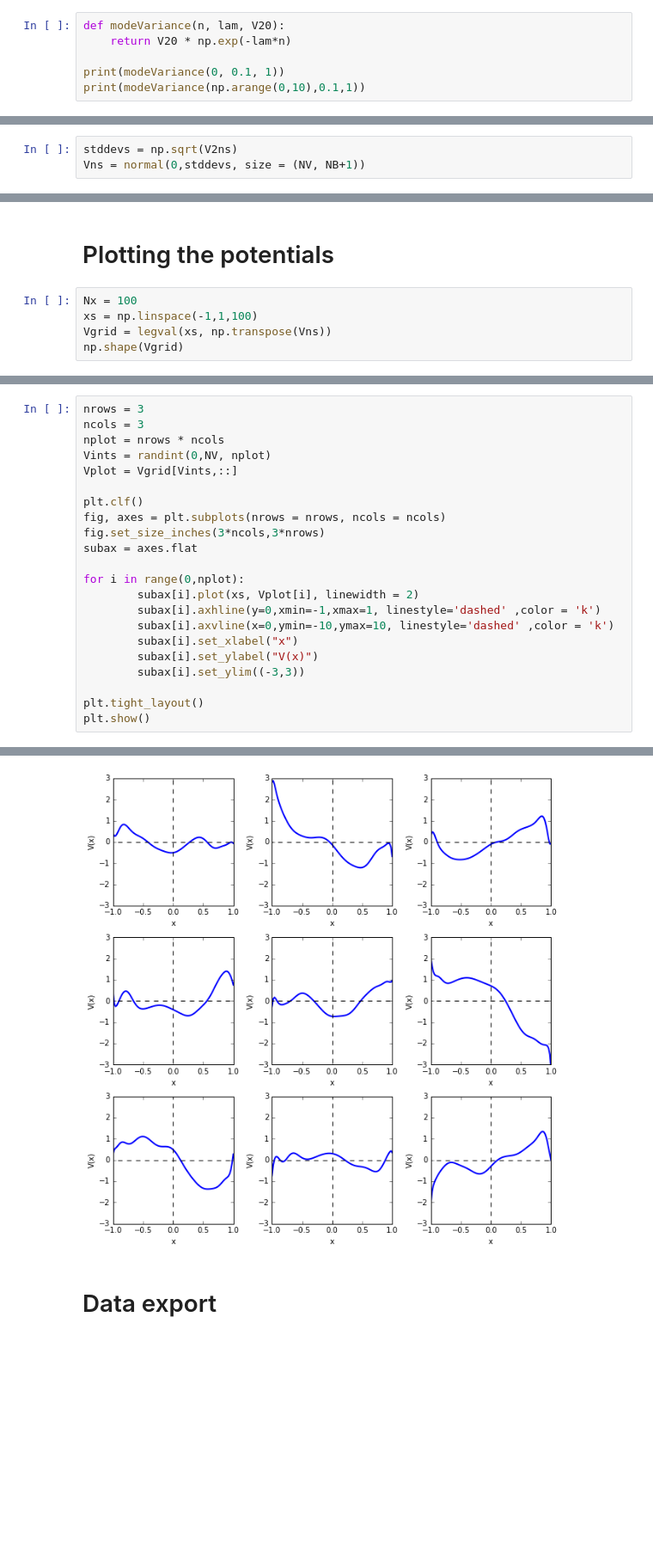
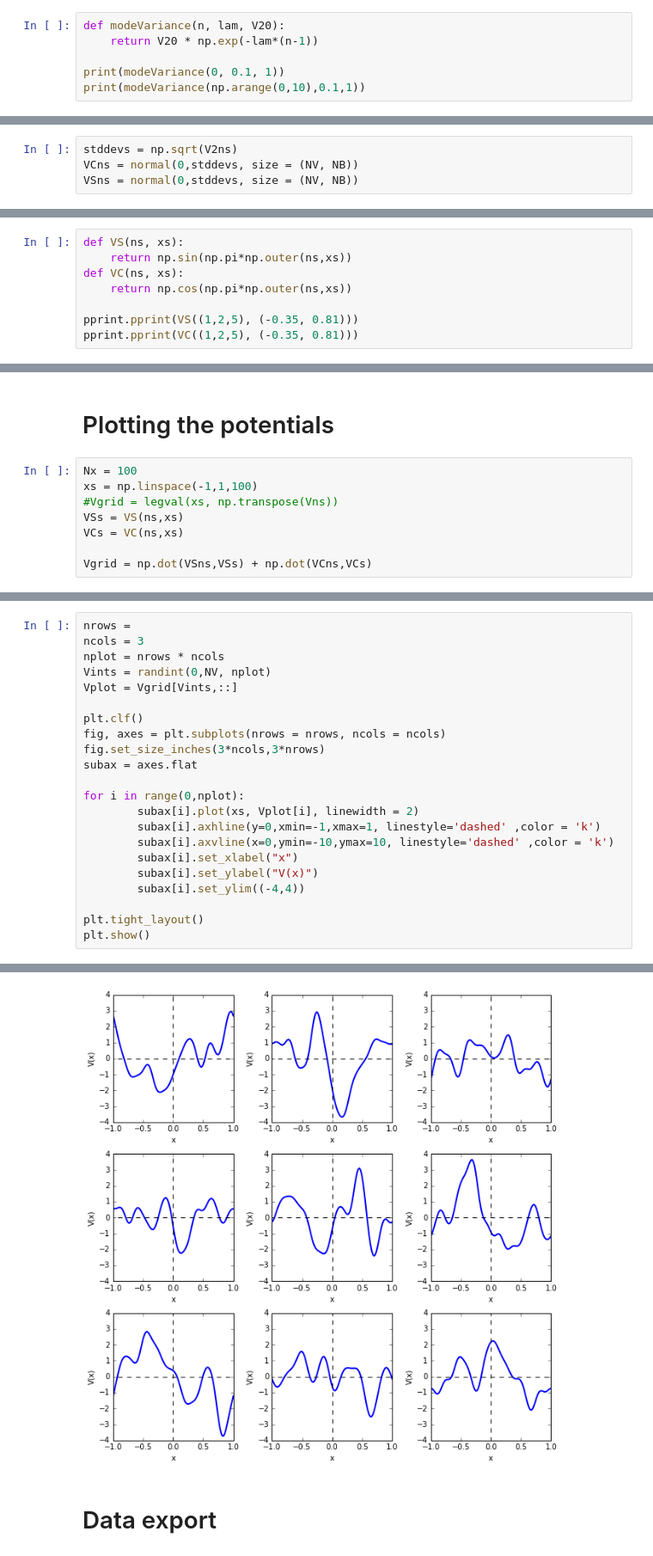
Before and after one commit to dhudsmith/qmnnet, a Jupyter notebook: potentials.ipynb, the cells around one changed output, grey strips where cells are left out. Shown: that part at 86% size. Saved outputs shown, nothing was run; the diff lists cells and outputs as text; blank space fills up the shorter version.

```diff
--- a/potentials.ipynb
+++ b/potentials.ipynb
@@ -39,7 +39,7 @@ filepath = "./Data/Potentials/NV" + str(NV) + "_NB" + str(NB) + "_lamNB" + str(l
 # Mode variances
 # %%
 def modeVariance(n, lam, V20):
-    return V20 * np.exp(-lam*n)
+    return V20 * np.exp(-lam*(n-1))
 
 print(modeVariance(0, 0.1, 1))
 print(modeVariance(np.arange(0,10),0.1,1))
@@ -63,6 +63,7 @@ We generate a matrix of numbers. The rows correspond to different random potenti
 # %%
 stddevs = np.sqrt(V2ns)
-Vns = normal(0,stddevs, size = (NV, NB+1))
+VCns = normal(0,stddevs, size = (NV, NB))
+VSns = normal(0,stddevs, size = (NV, NB))
 # %%
 fig, axes = plt.subplots(nrows = 3, ncols = 1)
 ax0,ax1,ax2 = axes.flat
@@ -90,0 +83,8 @@ Vns[::,0]=0
+# %%
+def VS(ns, xs):
+    return np.sin(np.pi*np.outer(ns,xs))
+def VC(ns, xs):
+    return np.cos(np.pi*np.outer(ns,xs))
+
+pprint.pprint(VS((1,2,5), (-0.35, 0.81)))
+pprint.pprint(VC((1,2,5), (-0.35, 0.81)))
@@ -93,5 +100,8 @@ Vns[::,0]=0
 # %%
 Nx = 100
 xs = np.linspace(-1,1,100)
-Vgrid = legval(xs, np.transpose(Vns))
-np.shape(Vgrid)
+#Vgrid = legval(xs, np.transpose(Vns))
+VSs = VS(ns,xs)
+VCs = VC(ns,xs)
+
+Vgrid = np.dot(VSns,VSs) + np.dot(VCns,VCs)
@@ -100,27 +108,27 @@ np.shape(Vgrid)
 # %%
-nrows = 3
+nrows =
 ncols = 3
 nplot = nrows * ncols
 Vints = randint(0,NV, nplot)
 Vplot = Vgrid[Vints,::]
 
 plt.clf()
 fig, axes = plt.subplots(nrows = nrows, ncols = ncols)
 fig.set_size_inches(3*ncols,3*nrows)
 subax = axes.flat
 
 for i in range(0,nplot):
         subax[i].plot(xs, Vplot[i], linewidth = 2)
         subax[i].axhline(y=0,xmin=-1,xmax=1, linestyle='dashed' ,color = 'k')
         subax[i].axvline(x=0,ymin=-10,ymax=10, linestyle='dashed' ,color = 'k')
         subax[i].set_xlabel("x")
         subax[i].set_ylabel("V(x)")
-        subax[i].set_ylim((-3,3))
+        subax[i].set_ylim((-4,4))
 
 plt.tight_layout()
 plt.show()
 # %% [output]
 <matplotlib.figure.Figure at 0x...>
-[figure, old version]
+[figure, new version]
 # %% [markdown]
 # Data export
```
Also changed, not shown: parts of 13 cells of this notebook, 1 other file.
